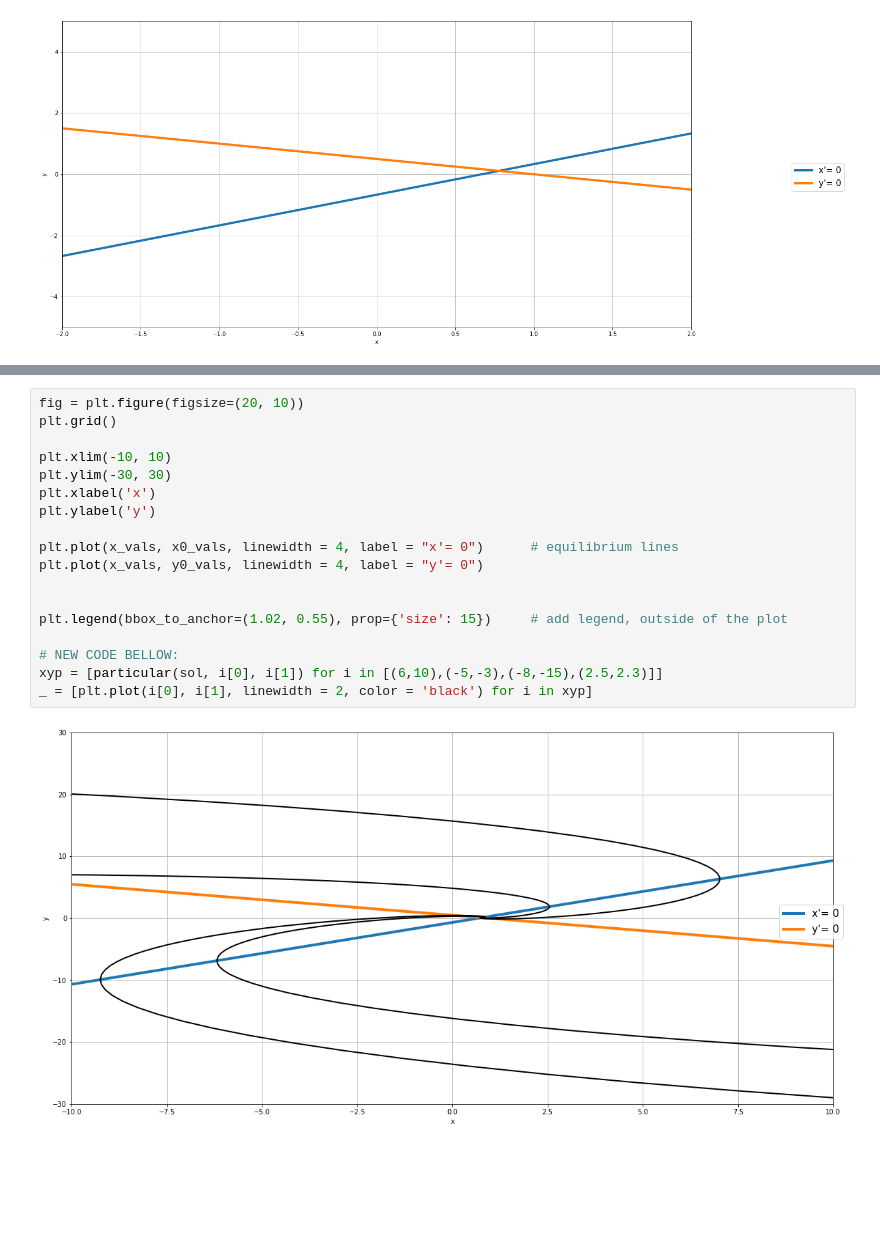
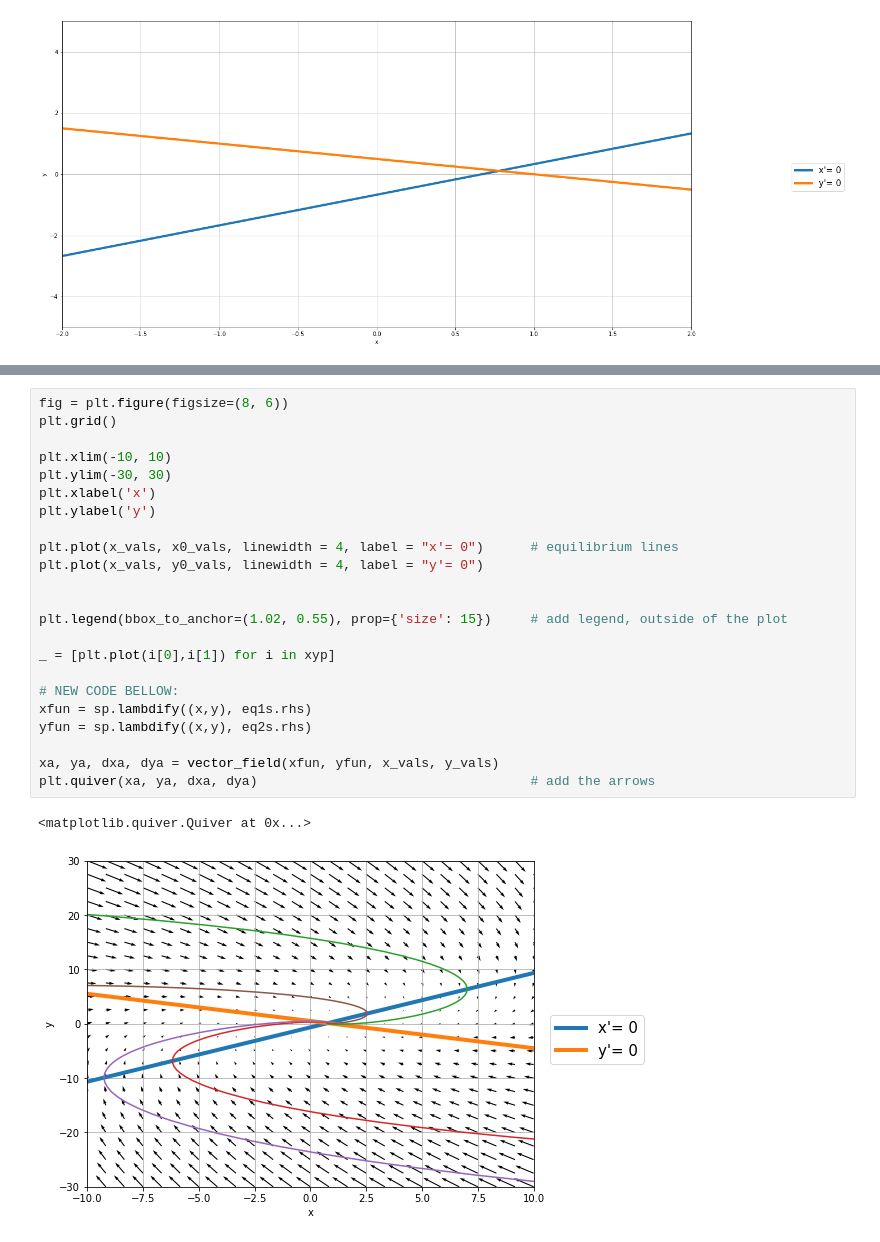
Before and after one commit to magicbeans817/PS2, a Jupyter notebook: PS2.ipynb, the cells around one changed output, grey strips where cells are left out. Saved outputs shown, nothing was run; the diff lists cells and outputs as text; blank space fills up the shorter version.

```diff
--- a/PS2.ipynb
+++ b/PS2.ipynb
@@ -580,20 +576,26 @@ def particular(eq, x_cond, y_cond, points = 150, tmin = -2, tmax = 2):
 # %%
-fig = plt.figure(figsize=(20, 10))
+fig = plt.figure(figsize=(8, 6))
 plt.grid()
 
 plt.xlim(-10, 10)
 plt.ylim(-30, 30)
 plt.xlabel('x')
 plt.ylabel('y')
 
 plt.plot(x_vals, x0_vals, linewidth = 4, label = "x'= 0")      # equilibrium lines
 plt.plot(x_vals, y0_vals, linewidth = 4, label = "y'= 0")
 
 
 plt.legend(bbox_to_anchor=(1.02, 0.55), prop={'size': 15})     # add legend, outside of the plot
 
+_ = [plt.plot(i[0],i[1]) for i in xyp]
+
 # NEW CODE BELLOW:
-xyp = [particular(sol, i[0], i[1]) for i in [(6,10),(-5,-3),(-8,-15),(2.5,2.3)]]
-_ = [plt.plot(i[0], i[1], linewidth = 2, color = 'black') for i in xyp]
+xfun = sp.lambdify((x,y), eq1s.rhs)
+yfun = sp.lambdify((x,y), eq2s.rhs)
+
+xa, ya, dxa, dya = vector_field(xfun, yfun, x_vals, y_vals)
+plt.quiver(xa, ya, dxa, dya)                                   # add the arrows
 # %% [output]
+<matplotlib.quiver.Quiver at 0x...>
-[figure, old version]
+[figure, new version]
```
Also changed, not shown: parts of 4 cells of this notebook.
